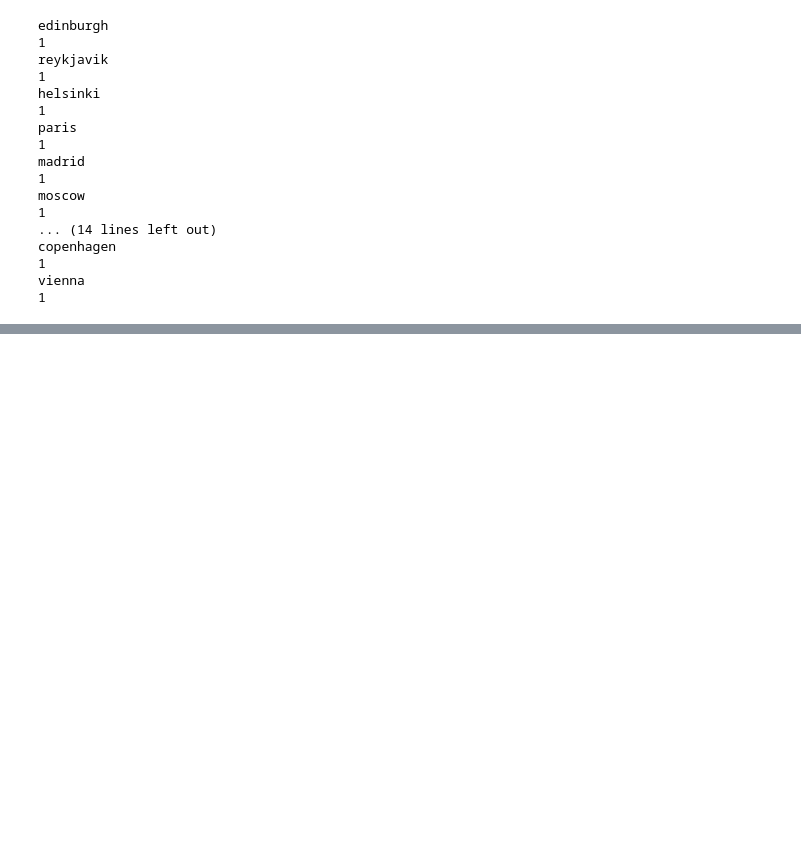
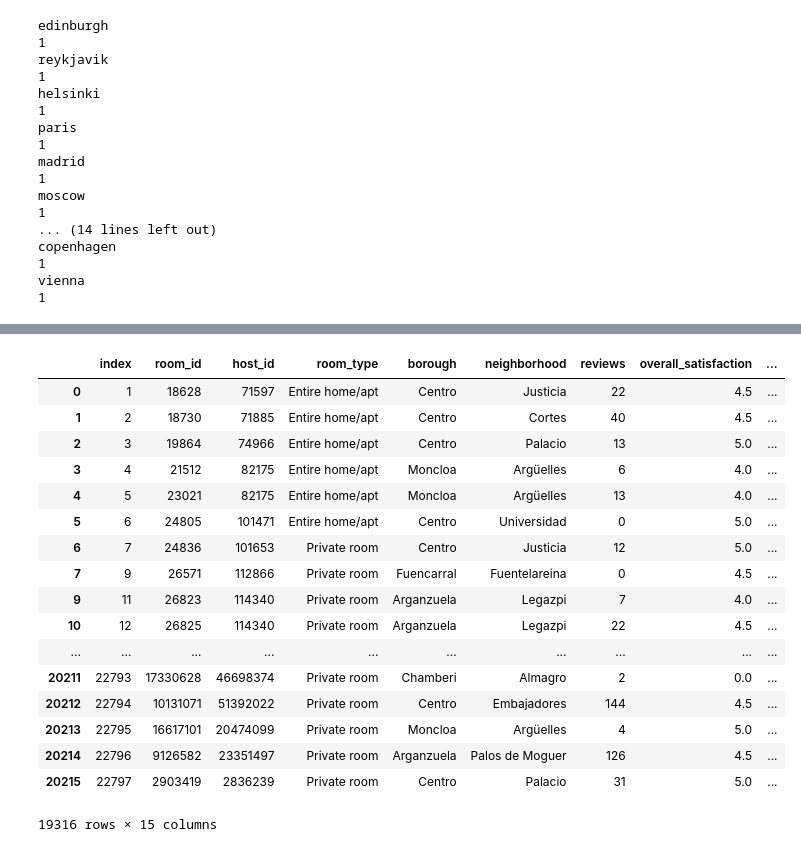
Before and after one commit to and92reas/AirBnB-Data-Analysis, a Jupyter notebook: processing.ipynb, the cells around one changed output, grey strips where cells are left out. Saved outputs shown, nothing was run; the diff lists cells and outputs as text; code cells hidden in the pictures; blank space fills up the shorter version.

```diff
--- a/processing.ipynb
+++ b/processing.ipynb
@@ -175,0 +146,11 @@ datasets['vienna'].sample(5)
+# %%
+df = pd.DataFrame([[1, 2, 2, 0], [2, np.nan, 3, 1], [3, 4, 3, 1], [2, 4, 3, 1], [2, 4, 3, 1],
+                   [3, np.nan, 3, 1], [3, 4, 3, 1]],columns=list('ABCD'))
+col='B'
+null_entries = df[['A']][df['B'].isnull()]
+for index,row in null_entries.iterrows():
+    same_room_entries = df[[col]][df['A'] == row['A']] #get the rest of the
+    if len(same_room_entries.index) > 0:
+        df.set_value(index,col,same_room_entries[col].median())
+
+df['B'][0]
@@ -442,0 +677,21 @@ ALTOGETHER      (LOW)   392     (HIGH)  115614  (TOTAL) 116006  4.66195726171% o
+# %%
+datasets['madrid']
+# %% [output]
+|  | index | room_id | host_id | room_type | borough | neighborhood | reviews | overall_satisfaction | ... |
+| 0 | 1 | 18628 | 71597 | Entire home/apt | Centro | Justicia | 22 | 4.5 | ... |
+| 1 | 2 | 18730 | 71885 | Entire home/apt | Centro | Cortes | 40 | 4.5 | ... |
+| 2 | 3 | 19864 | 74966 | Entire home/apt | Centro | Palacio | 13 | 5.0 | ... |
+| 3 | 4 | 21512 | 82175 | Entire home/apt | Moncloa | Argüelles | 6 | 4.0 | ... |
+| 4 | 5 | 23021 | 82175 | Entire home/apt | Moncloa | Argüelles | 13 | 4.0 | ... |
+| 5 | 6 | 24805 | 101471 | Entire home/apt | Centro | Universidad | 0 | 5.0 | ... |
+| 6 | 7 | 24836 | 101653 | Private room | Centro | Justicia | 12 | 5.0 | ... |
+| 7 | 9 | 26571 | 112866 | Private room | Fuencarral | Fuentelareina | 0 | 4.5 | ... |
+| 9 | 11 | 26823 | 114340 | Private room | Arganzuela | Legazpi | 7 | 4.0 | ... |
+| 10 | 12 | 26825 | 114340 | Private room | Arganzuela | Legazpi | 22 | 4.5 | ... |
+| ... | ... | ... | ... | ... | ... | ... | ... | ... | ... |
+| 20211 | 22793 | 17330628 | 46698374 | Private room | Chamberi | Almagro | 2 | 0.0 | ... |
+| 20212 | 22794 | 10131071 | 51392022 | Private room | Centro | Embajadores | 144 | 4.5 | ... |
+| 20213 | 22795 | 16617101 | 20474099 | Private room | Moncloa | Argüelles | 4 | 5.0 | ... |
+| 20214 | 22796 | 9126582 | 23351497 | Private room | Arganzuela | Palos de Moguer | 126 | 4.5 | ... |
+| 20215 | 22797 | 2903419 | 2836239 | Private room | Centro | Palacio | 31 | 5.0 | ... |
+19316 rows × 15 columns
```
Also changed, not shown: parts of 22 cells of this notebook.
